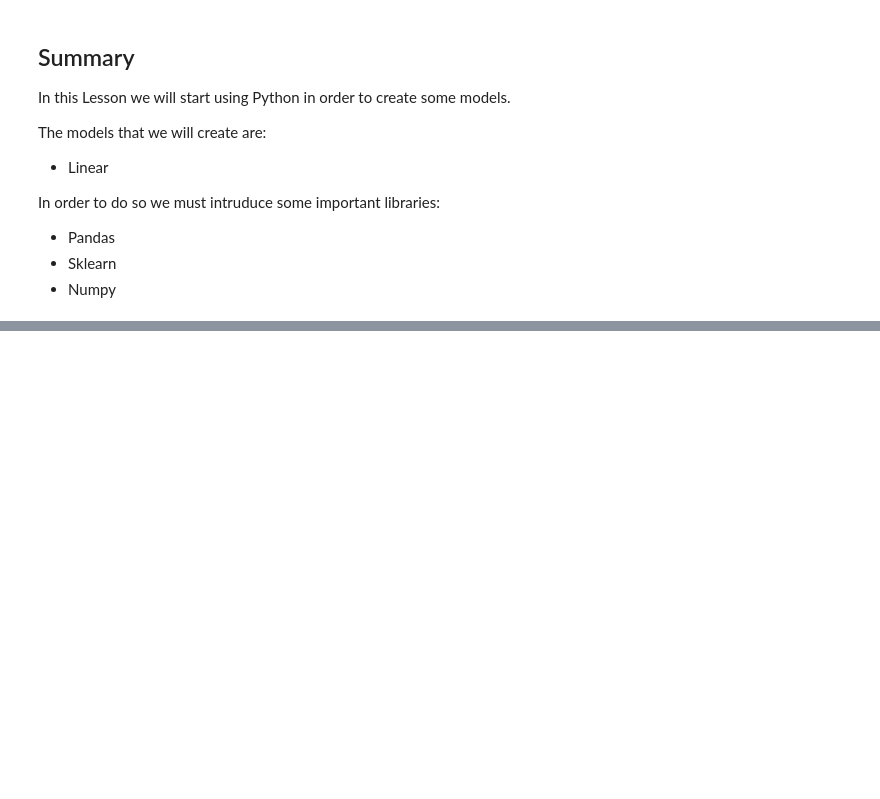
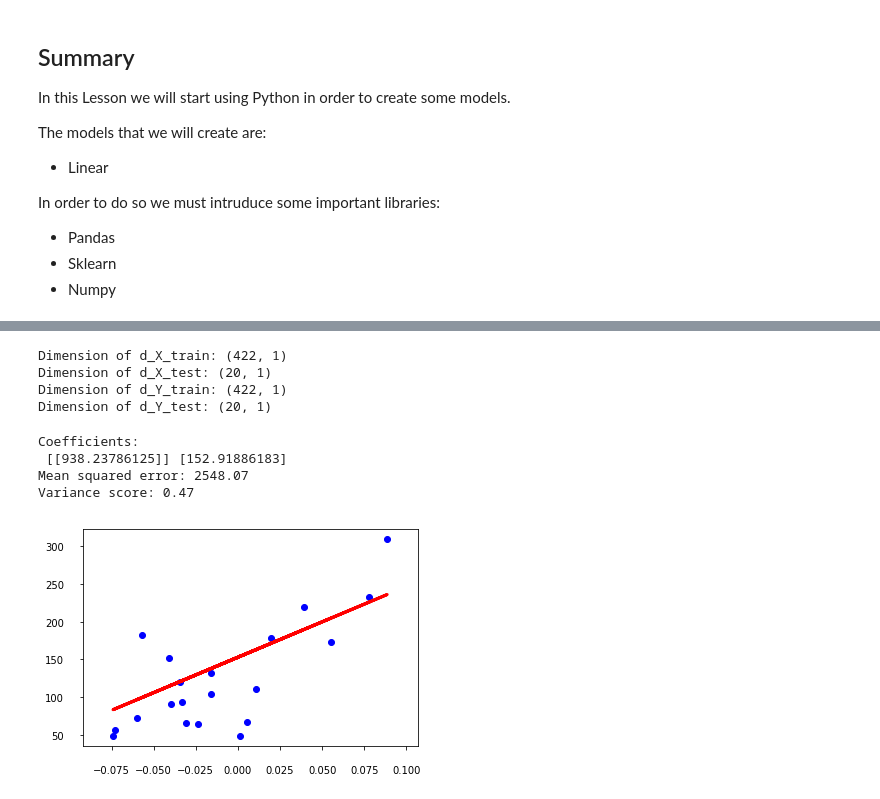
Before and after one commit to SalMarco/CorsoCatt, a Jupyter notebook: Lesson_2-2.ipynb, the cells around one changed output, grey strips where cells are left out. Cells and saved outputs as stored; diff of their text form; code cells hidden in the pictures; blank space fills up the shorter version.

```diff
--- a/Lesson_2-2.ipynb
+++ b/Lesson_2-2.ipynb
@@ -460,0 +146,62 @@ warnings.filterwarnings('ignore')
+# %%
+import matplotlib.pyplot as plt
+import pandas as pd
+import numpy as np
+from sklearn import datasets, linear_model
+from sklearn.metrics import mean_squared_error, r2_score
+
+testDim = 20
+nrows = diabetes.data.shape[0]
+index = ['patient_%i'%i for i in range(0,nrows)]
+df = pd.DataFrame(diabetes.data,
+                  columns=['Age','Sex','Body_mass_index','Average_blood_pressure','S1','S2','S3','S4','S5','S6'],
+                  index=index)
+# d_X = df.iloc[:,2]
+d_X = df[['Body_mass_index']]
+d_Y = pd.DataFrame(diabetes.target)
+d_X_train = d_X.iloc[:-testDim]
+d_X_test = d_X.iloc[-testDim:]
+print('Dimension of d_X_train:',d_X_train.shape)
+print('Dimension of d_X_test:',d_X_test.shape)
+d_Y_train = d_Y.iloc[:-testDim]
+d_Y_test = d_Y.iloc[-testDim:]
+print('Dimension of d_Y_train:',d_Y_train.shape)
+print('Dimension of d_Y_test:',d_Y_test.shape)
+d_X
+# %% [output]
+Dimension of d_X_train: (422, 1)
+Dimension of d_X_test: (20, 1)
+Dimension of d_Y_train: (422, 1)
+Dimension of d_Y_test: (20, 1)
+# %%
+# Create linear regression object
+regr = linear_model.LinearRegression()
+
+# Train the model using the training sets
+regr.fit(d_X_train, d_Y_train)
+
+# Make predictions using the testing set
+d_Y_pred = regr.predict(d_X_test)
+# The coefficients
+print('Coefficients: \n', regr.coef_,regr.intercept_)
+# The mean squared error
+print("Mean squared error: %.2f"
+      % mean_squared_error(d_Y_test, d_Y_pred))
+# Explained variance score: 1 is perfect prediction
+print('Variance score: %.2f' % r2_score(d_Y_test, d_Y_pred))
+# %% [output]
+Coefficients:
+ [[938.23786125]] [152.91886183]
+Mean squared error: 2548.07
+Variance score: 0.47
+# %%
+# Plot outputs
+plt.scatter(d_X_test, d_Y_test,  color='blue')
+plt.plot(d_X_test, d_Y_pred, color='red', linewidth=3)
+
+plt.tick_params(axis='both', which='major', labelsize=10, pad=15)
+plt.tick_params(axis='y', which='minor', labelsize=10, pad=15)
+
+plt.show()
+# %% [output]
+[figure, added]
```
Also changed, not shown: parts of 44 cells of this notebook.
